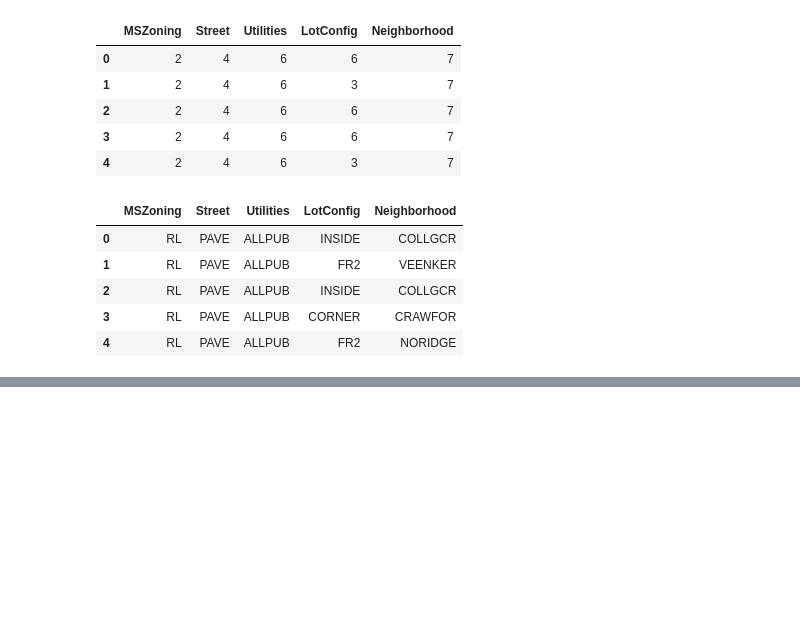
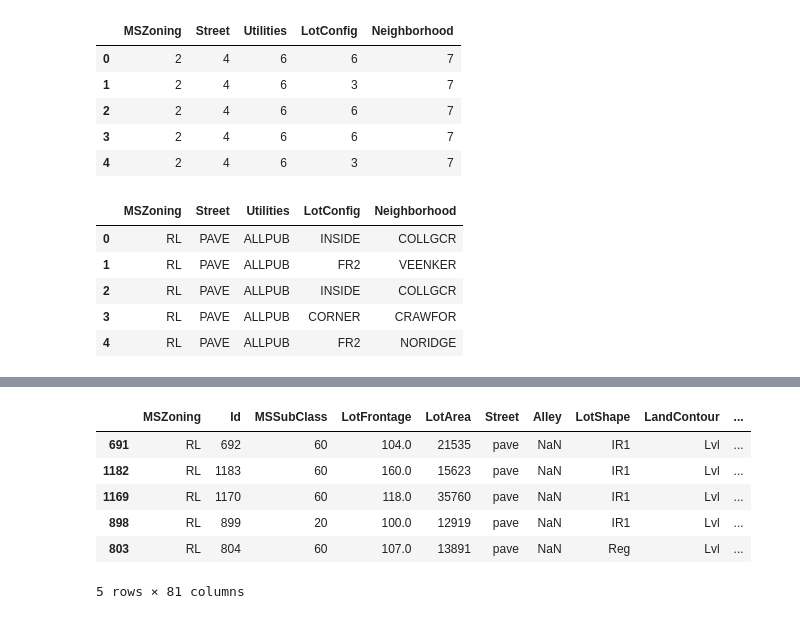
Before and after one commit to mekazanc/DataProcessing, a Jupyter notebook: PandasTricks1.ipynb, the cells around one changed output, grey strips where cells are left out. Saved outputs shown, nothing was run; the diff lists cells and outputs as text; code cells hidden in the pictures; blank space fills up the shorter version.

```diff
--- a/PandasTricks1.ipynb
+++ b/PandasTricks1.ipynb
@@ -468,0 +639,11 @@ Name: Neighborhood, Length: 1460, dtype: object
+# %%
+# show rows which has the highest 5 sale price.
+train.nlargest(5, 'SalePrice') #train.nsmallest(5, 'SalePrice')
+# %% [output]
+|  | MSZoning | Id | MSSubClass | LotFrontage | LotArea | Street | Alley | LotShape | LandContour | ... |
+| 691 | RL | 692 | 60 | 104.0 | 21535 | pave | NaN | IR1 | Lvl | ... |
+| 1182 | RL | 1183 | 60 | 160.0 | 15623 | pave | NaN | IR1 | Lvl | ... |
+| 1169 | RL | 1170 | 60 | 118.0 | 35760 | pave | NaN | IR1 | Lvl | ... |
+| 898 | RL | 899 | 20 | 100.0 | 12919 | pave | NaN | IR1 | Lvl | ... |
+| 803 | RL | 804 | 60 | 107.0 | 13891 | pave | NaN | Reg | Lvl | ... |
+5 rows × 81 columns
```
Also changed, not shown: parts of 23 cells of this notebook.
